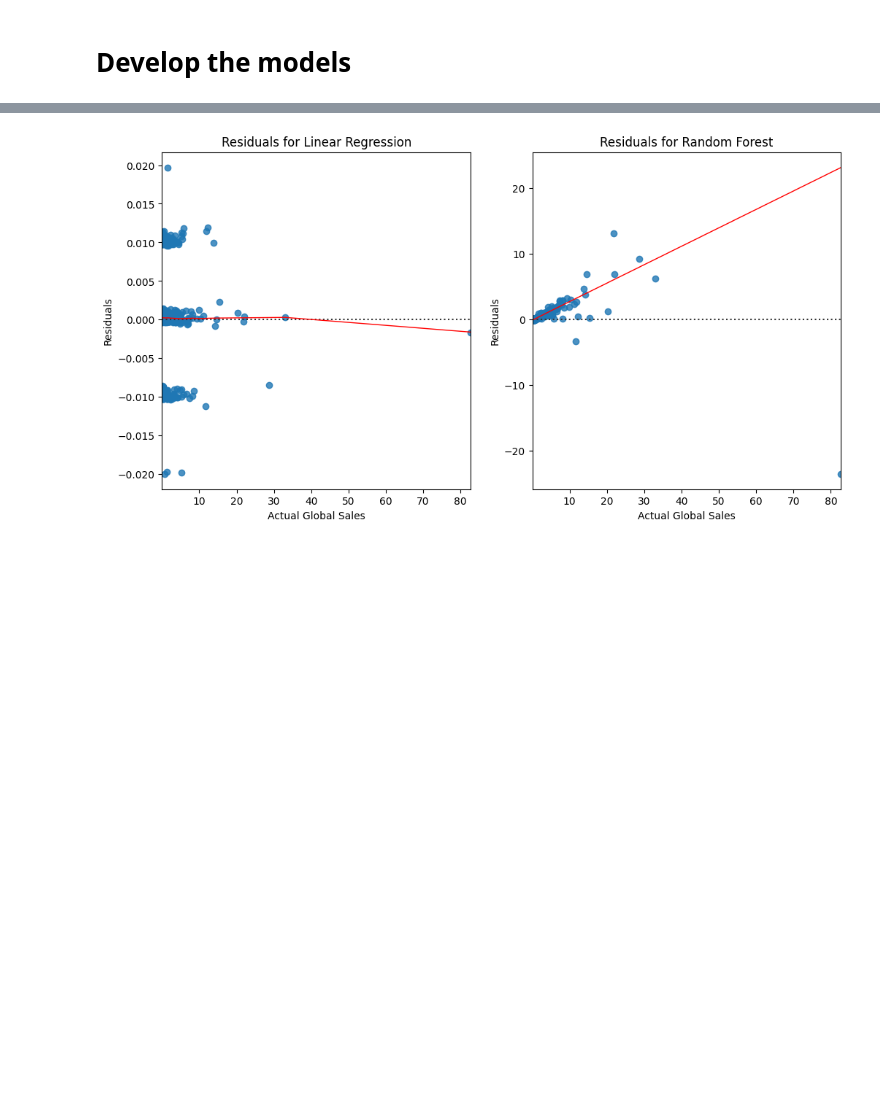
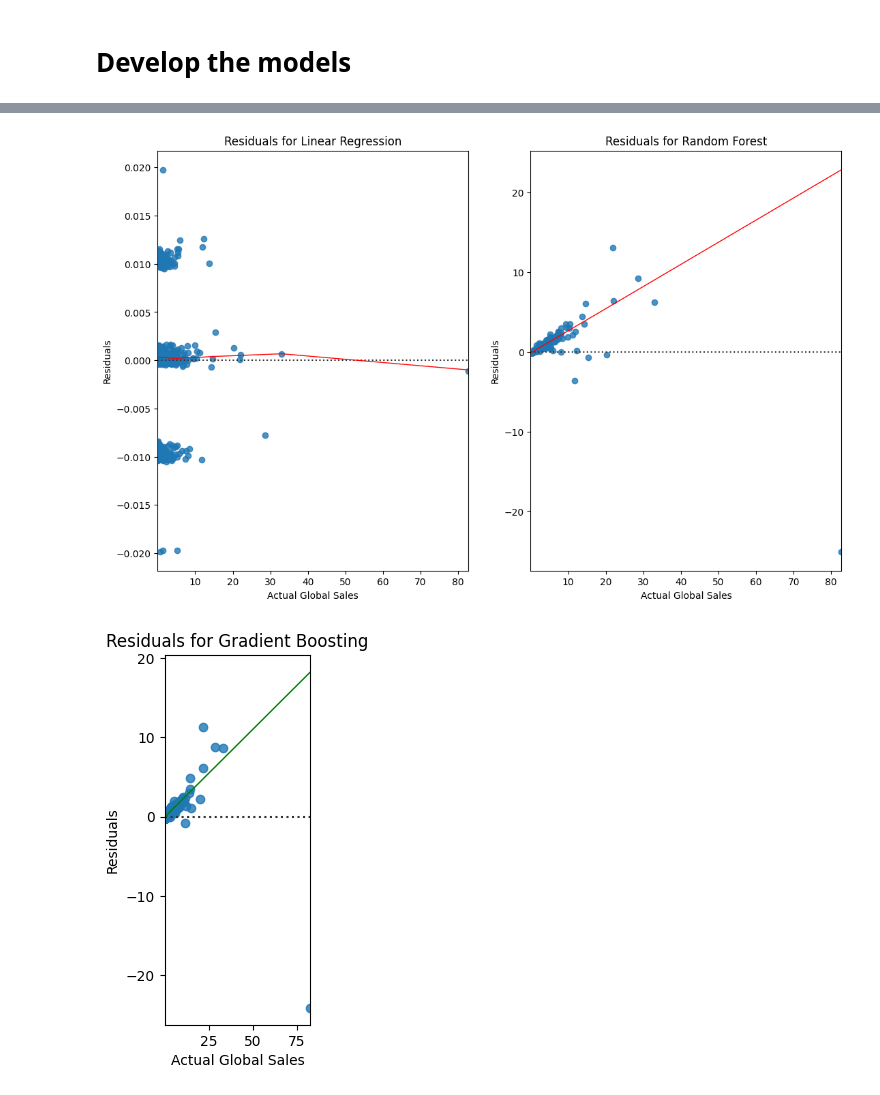
Before and after one commit to nishantjoshi-007/PowerUp, a Jupyter notebook: regression_experiments.ipynb, the cells around one changed output, grey strips where cells are left out. Saved outputs shown, nothing was run; the diff lists cells and outputs as text; code cells hidden in the pictures; blank space fills up the shorter version.

```diff
--- a/regression_experiments.ipynb
+++ b/regression_experiments.ipynb
@@ -126,0 +129,8 @@ Pipeline(steps=[('transformer',
+# %%
+gradient_boosting_pipe = Pipeline([
+    ('transformer', transformer),
+    ('scaler', scaler),
+    ('model', GradientBoostingRegressor(n_estimators=100, random_state=42))
+])
+# %%
+gradient_boosting_pipe.fit(X_train, y_train)
@@ -128,10 +266,15 @@ Pipeline(steps=[('transformer',
 # Evaluate models
 linear_predictions = linear_pipe.predict(X_test)
 forest_predictions = random_forest_pipe.predict(X_test)
+boosting_predictions = gradient_boosting_pipe.predict(X_test)
 
 print("Linear Regression RMSE:", np.sqrt(mean_squared_error(y_test, linear_predictions)))
+print("Linear Regression R^2:", r2_score(y_test, linear_predictions))
+
 print("Random Forest RMSE:", np.sqrt(mean_squared_error(y_test, forest_predictions)))
-print("Linear Regression R^2:", r2_score(y_test, linear_predictions))
 print("Random Forest R^2:", r2_score(y_test, forest_predictions))
+
+print("Gradient Boosting RMSE:", np.sqrt(mean_squared_error(y_test, boosting_predictions)))
+print("Gradient Boosting R^2:", r2_score(y_test, boosting_predictions))
 # %% [output]
 Linear Regression RMSE: 0.005314912205317581
@@ -184,17 +335,25 @@ plt.show()
 # %%
 # Residual Plots for models
-plt.figure(figsize=(12, 6))
-plt.subplot(1, 2, 1)
+plt.figure(figsize=(20, 8))
+plt.subplot(1, 3, 1)
 sns.residplot(x=y_test, y=linear_predictions, lowess=True, line_kws={'color': 'red', 'lw': 1})
 plt.title('Residuals for Linear Regression')
 plt.xlabel('Actual Global Sales')
 plt.ylabel('Residuals')
 
-plt.subplot(1, 2, 2)
+plt.subplot(1, 3, 2)
 sns.residplot(x=y_test, y=forest_predictions, lowess=True, line_kws={'color': 'red', 'lw': 1})
 plt.title('Residuals for Random Forest')
 plt.xlabel('Actual Global Sales')
 plt.ylabel('Residuals')
 plt.show()
+
+plt.subplot(1, 3, 3)
+sns.residplot(x=y_test, y=boosting_predictions, lowess=True, line_kws={'color': 'green', 'lw': 1})
+plt.title('Residuals for Gradient Boosting')
+plt.xlabel('Actual Global Sales')
+plt.ylabel('Residuals')
+plt.show()
 # %% [output]
-[figure, old version]
+[figure, new version]
+[figure, added]
```
Also changed, not shown: parts of 27 cells of this notebook, 2 other files.
